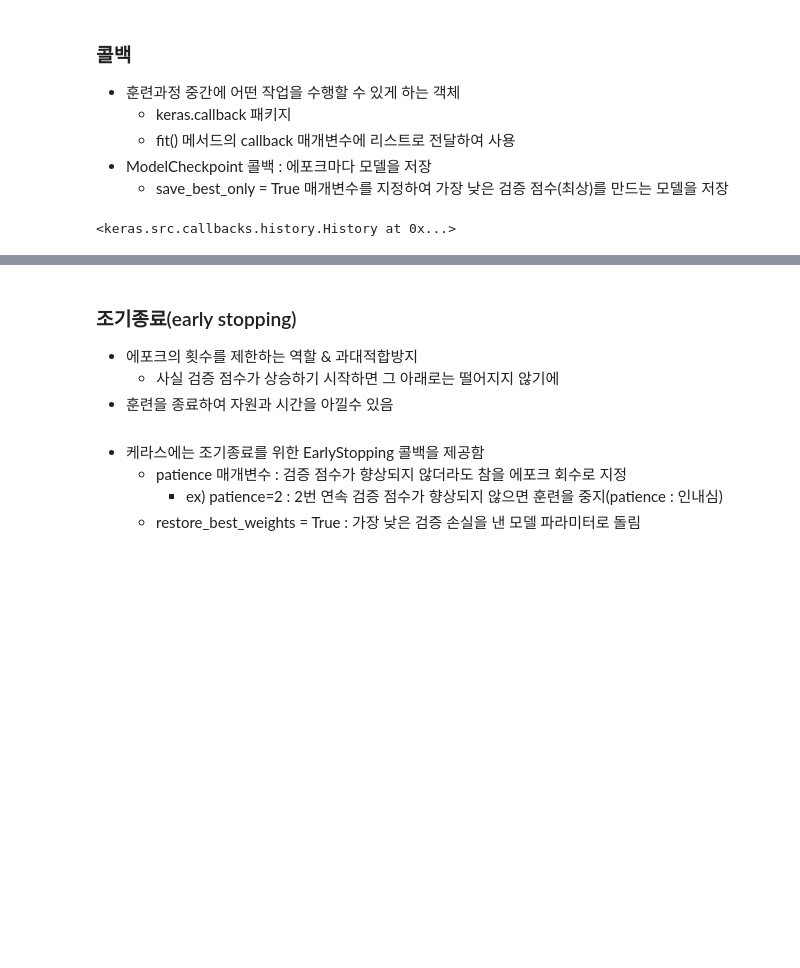
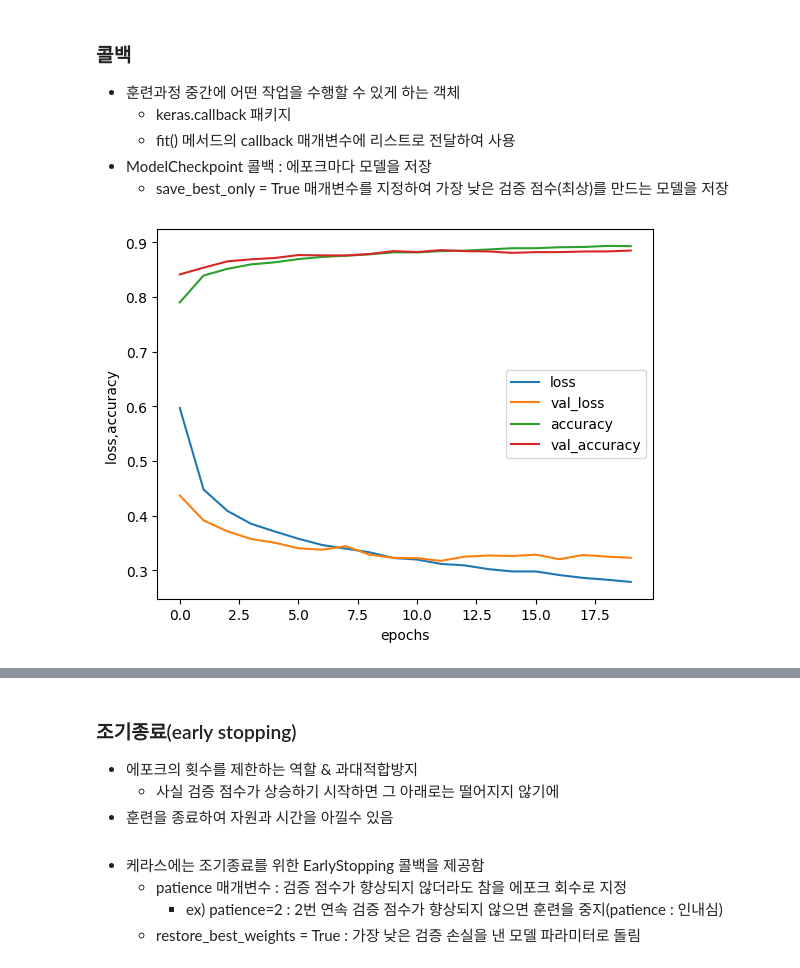
Before and after one commit to Kim-JungHyun01/AIStudy24, a Jupyter notebook: 딥러닝/인공신경망기타도구.ipynb, the cells around one changed output, grey strips where cells are left out. Saved outputs shown, nothing was run; the diff lists cells and outputs as text; code cells hidden in the pictures; blank space fills up the shorter version.

```diff
--- a/딥러닝/인공신경망기타도구.ipynb
+++ b/딥러닝/인공신경망기타도구.ipynb
@@ -474,11 +474,24 @@ model.compile(optimizer="adam", loss ='sparse_categorical_crossentropy', metrics
 checkpoint_cb = keras.callbacks.ModelCheckpoint('best-model.keras', save_best_only=True)
 
 #드룹아웃적용시 validation_data으로 val값을 넣야함
-model.fit(train_scaled, train_target, epochs=20, verbose=0,
+history = model.fit(train_scaled, train_target, epochs=20, verbose=0,
             validation_data=(val_scaled, val_target), callbacks=[checkpoint_cb])
 # 모델훈련후 best_model.keras의 최상의 검증 점수를 낸 모델이 저장
-# %% [output]
-<keras.src.callbacks.history.History at 0x...>
+# %%
+import matplotlib.pyplot as plt
+
+plt.plot(history.history['loss'])
+plt.plot(history.history['val_loss'])
+plt.plot(history.history['accuracy'])
+plt.plot(history.history['val_accuracy'])
+
+plt.xlabel('epochs')    # 파이썬 인덱스 0부터이기에 0~4까지 x축표현
+plt.ylabel('loss,accuracy ')      # 손실된 값
+
+plt.legend(["loss", "val_loss","accuracy", "val_accuracy" ])
+plt.show()
+# %% [output]
+[figure, added]
 # %%
 model= keras.models.load_model('best-model.keras')
 # load_model로 저장했던 값을 불러와 다시 예측 실행
```
Also changed, not shown: parts of 1 cell of this notebook.
